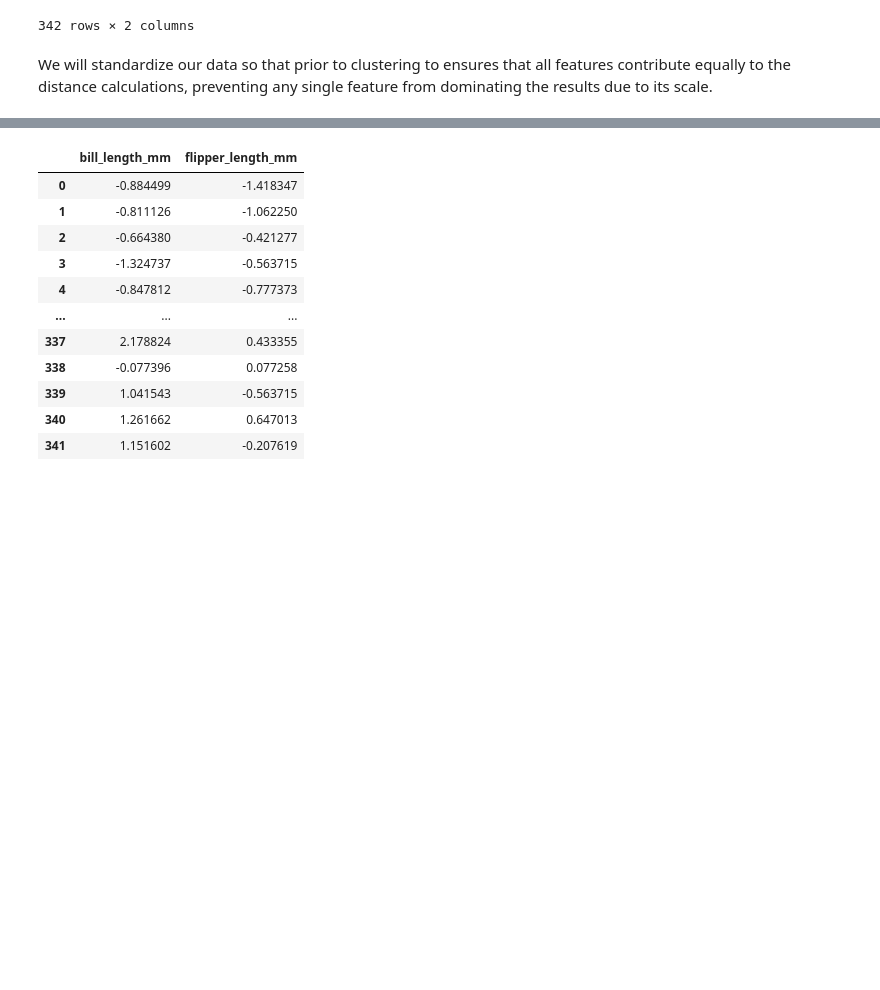
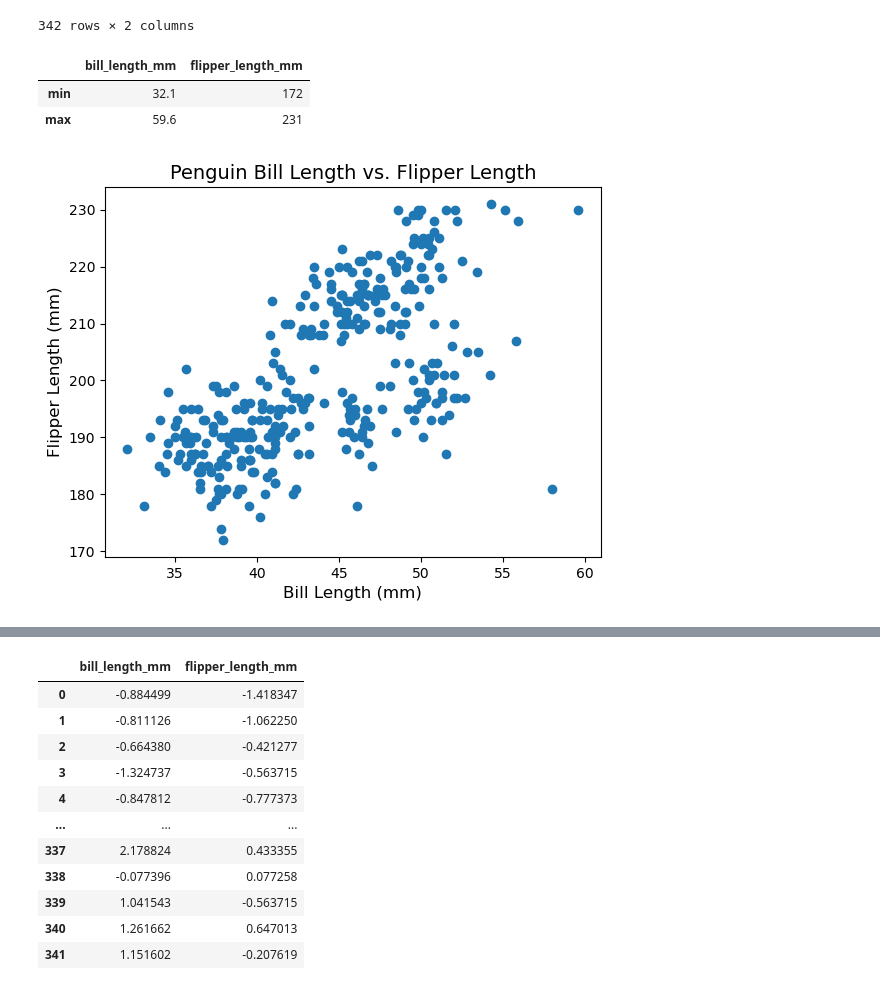
Before and after one commit to UofT-DSI/applying_statistical_concepts, a Jupyter notebook: 01_materials/notebooks/Clustering.ipynb, the cells around one changed output, grey strips where cells are left out. Drawn from its saved outputs; the diff is of its cells as text; code cells hidden in the pictures; blank space fills up the shorter version.

```diff
--- a/01_materials/notebooks/Clustering.ipynb
+++ b/01_materials/notebooks/Clustering.ipynb
@@ -36,5 +36,25 @@ penguins
 | 340 | 50.8 | 210 |
 | 341 | 50.2 | 198 |
 342 rows × 2 columns
-# %% [markdown]
-We will standardize our data so that prior to clustering to ensures that all features contribute equally to the distance calculations, preventing any single feature from dominating the results due to its scale.
+# %%
+# Grabbing the minimum and maximum values of 'bill_length_mm' and 'flipper_length_mm'
+columns_of_interest = ['bill_length_mm', 'flipper_length_mm']
+min_max_values = penguins[columns_of_interest].agg(['min', 'max'])
+min_max_values
+# %% [output]
+|  | bill_length_mm | flipper_length_mm |
+| min | 32.1 | 172 |
+| max | 59.6 | 231 |
+# %%
+# Scatter plot for bill_length_mm vs flipper_length_mm
+plt.scatter(penguins['bill_length_mm'], penguins['flipper_length_mm'])
+
+# Adding labels and title
+plt.title('Penguin Bill Length vs. Flipper Length', fontsize=14)
+plt.xlabel('Bill Length (mm)', fontsize=12)
+plt.ylabel('Flipper Length (mm)', fontsize=12)
+
+# Display the plot
+plt.show()
+# %% [output]
+[figure, added]
```
Also changed, not shown: parts of 22 cells of this notebook.
